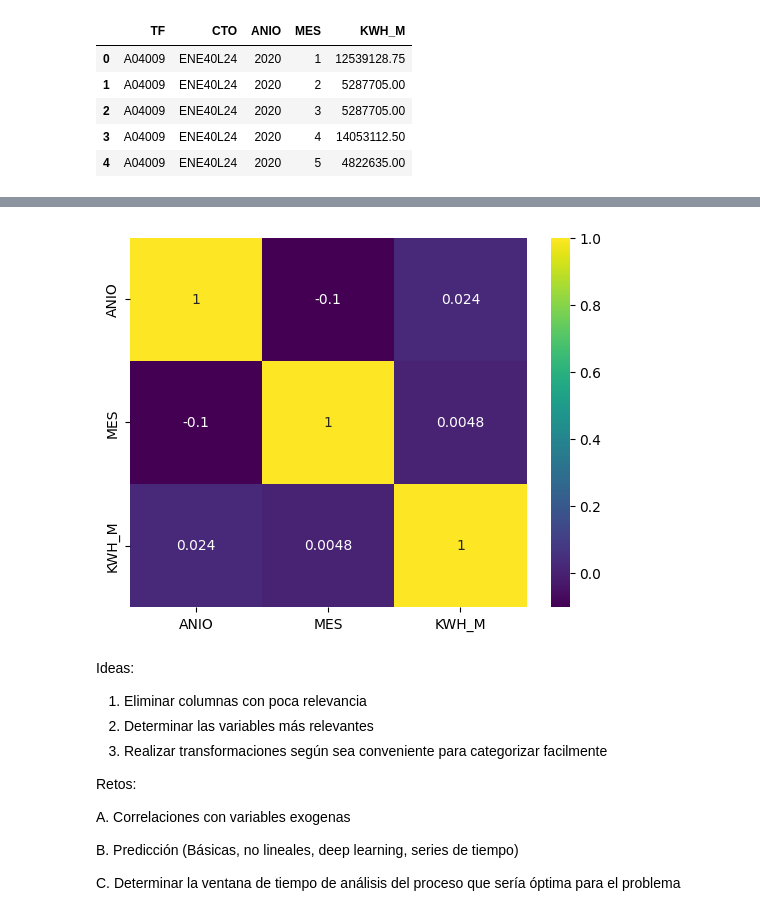
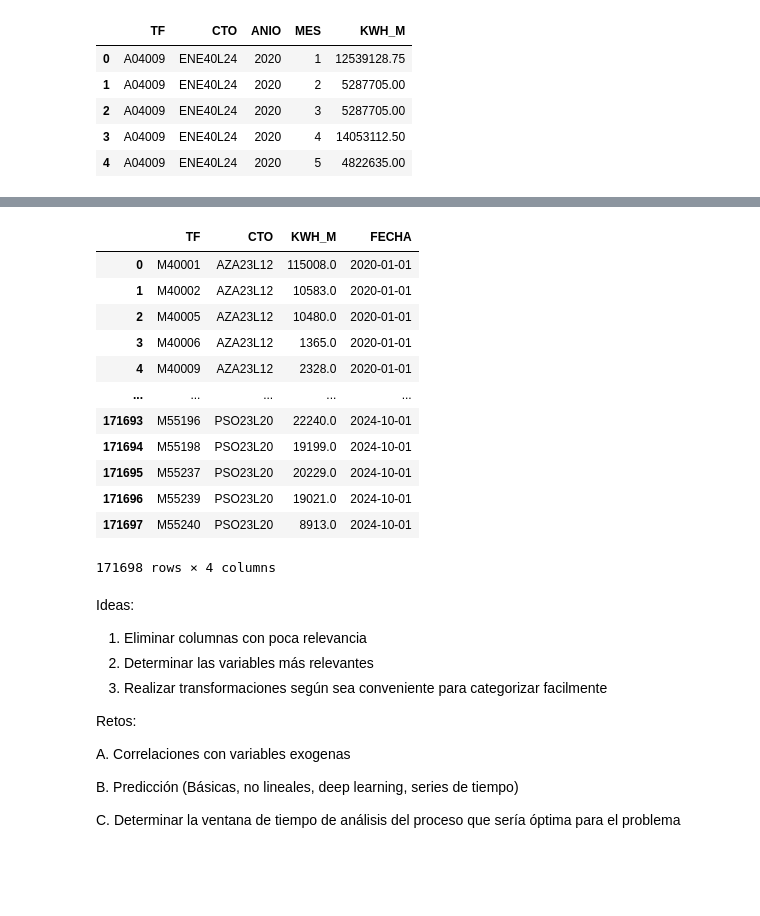
Before and after one commit to alvillegasru/Proyeccion_Energia, a Jupyter notebook: Cuaderno/ProyeccionDemanda.ipynb, the cells around one changed output, grey strips where cells are left out. Drawn from its saved outputs; the diff is of its cells as text; code cells hidden in the pictures; blank space fills up the shorter version.

```diff
--- a/Cuaderno/ProyeccionDemanda.ipynb
+++ b/Cuaderno/ProyeccionDemanda.ipynb
@@ -92,10 +86,9 @@ energias.head()
 | 3 | A04009 | ENE40L24 | 2020 | 4 | 14053112.50 |
 | 4 | A04009 | ENE40L24 | 2020 | 5 | 4822635.00 |
 # %%
-energias_filtrado = energias.groupby(['CTO', 'ANIO', 'MES']).agg({'KWH_M': 'sum'}).reset_index()
-energias_filtrado['KWH_M'] = energias_filtrado['KWH_M'].astype(float)
-energias_filtrado['SUB'] = energias_filtrado['CTO'].str[:3]
-energias_13_2 = energias_filtrado[energias_filtrado['CTO'].str[3:5]=='23']
-energias_filtrado.info()
+energias['KWH_M'] = energias['KWH_M'].astype(float)
+energias['SUB'] = energias['CTO'].str[:3]
+energias_13_2 = energias[energias['CTO'].str[3:5]=='23']
+energias_13_2.info()
 # %% [output]
 <class 'pandas.core.frame.DataFrame'>
@@ -204,9 +107,25 @@ memory usage: 7.9+ MB
-# %%
-matriz_correlacion = energias_MAN[['ANIO','MES','KWH_M']].corr()
-sns.heatmap(matriz_correlacion, annot=True, cmap='viridis')
-plt.show()
-# %% [output]
-[figure, removed]
+# %%
+#Filtrado por subestación Manizales (MAN)
+energias_MAN = energias_13_2[energias_13_2['SUB'].isin(['MAN','PSO','CHI','ENE','AZA'])].reset_index(drop=True)
+# %%
+energias_ordenado = energias_MAN.sort_values(by=['ANIO','MES','CTO']).reset_index(drop=True)
+energias_ordenado['FECHA']=pd.to_datetime(energias_ordenado['ANIO'].astype(str)+'-'+energias_ordenado['MES'].astype(str)+'-01',format='%Y-%m-%d')
+energias_ordenado.drop(columns=['ANIO','MES','SUB'],inplace=True)
+energias_ordenado
+# %% [output]
+|  | TF | CTO | KWH_M | FECHA |
+| 0 | M40001 | AZA23L12 | 115008.0 | 2020-01-01 |
+| 1 | M40002 | AZA23L12 | 10583.0 | 2020-01-01 |
+| 2 | M40005 | AZA23L12 | 10480.0 | 2020-01-01 |
+| 3 | M40006 | AZA23L12 | 1365.0 | 2020-01-01 |
+| 4 | M40009 | AZA23L12 | 2328.0 | 2020-01-01 |
+| ... | ... | ... | ... | ... |
+| 171693 | M55196 | PSO23L20 | 22240.0 | 2024-10-01 |
+| 171694 | M55198 | PSO23L20 | 19199.0 | 2024-10-01 |
+| 171695 | M55237 | PSO23L20 | 20229.0 | 2024-10-01 |
+| 171696 | M55239 | PSO23L20 | 19021.0 | 2024-10-01 |
+| 171697 | M55240 | PSO23L20 | 8913.0 | 2024-10-01 |
+171698 rows × 4 columns
 # %% [markdown]
 Ideas:
 
```
Also changed, not shown: parts of 5 cells of this notebook.
